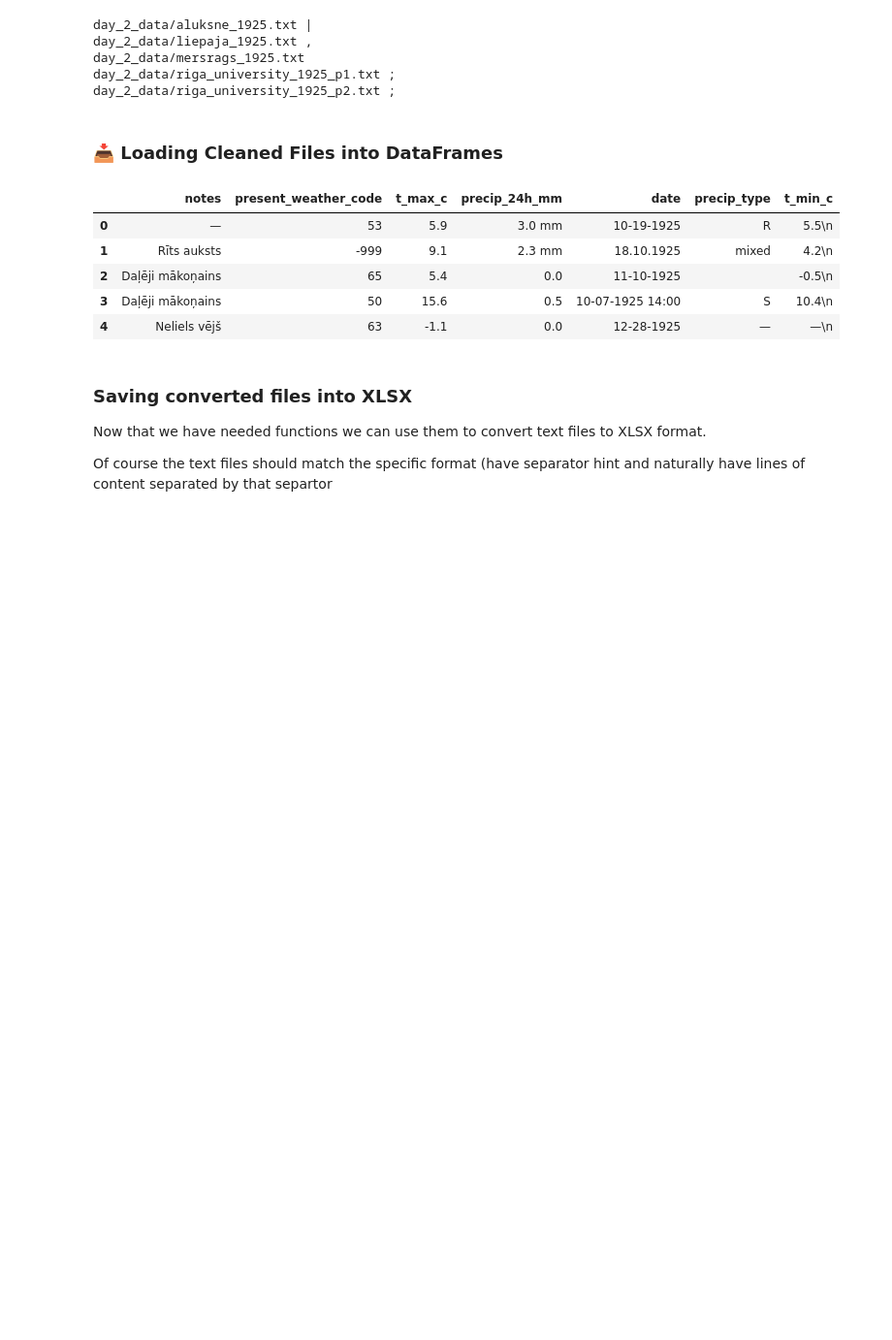
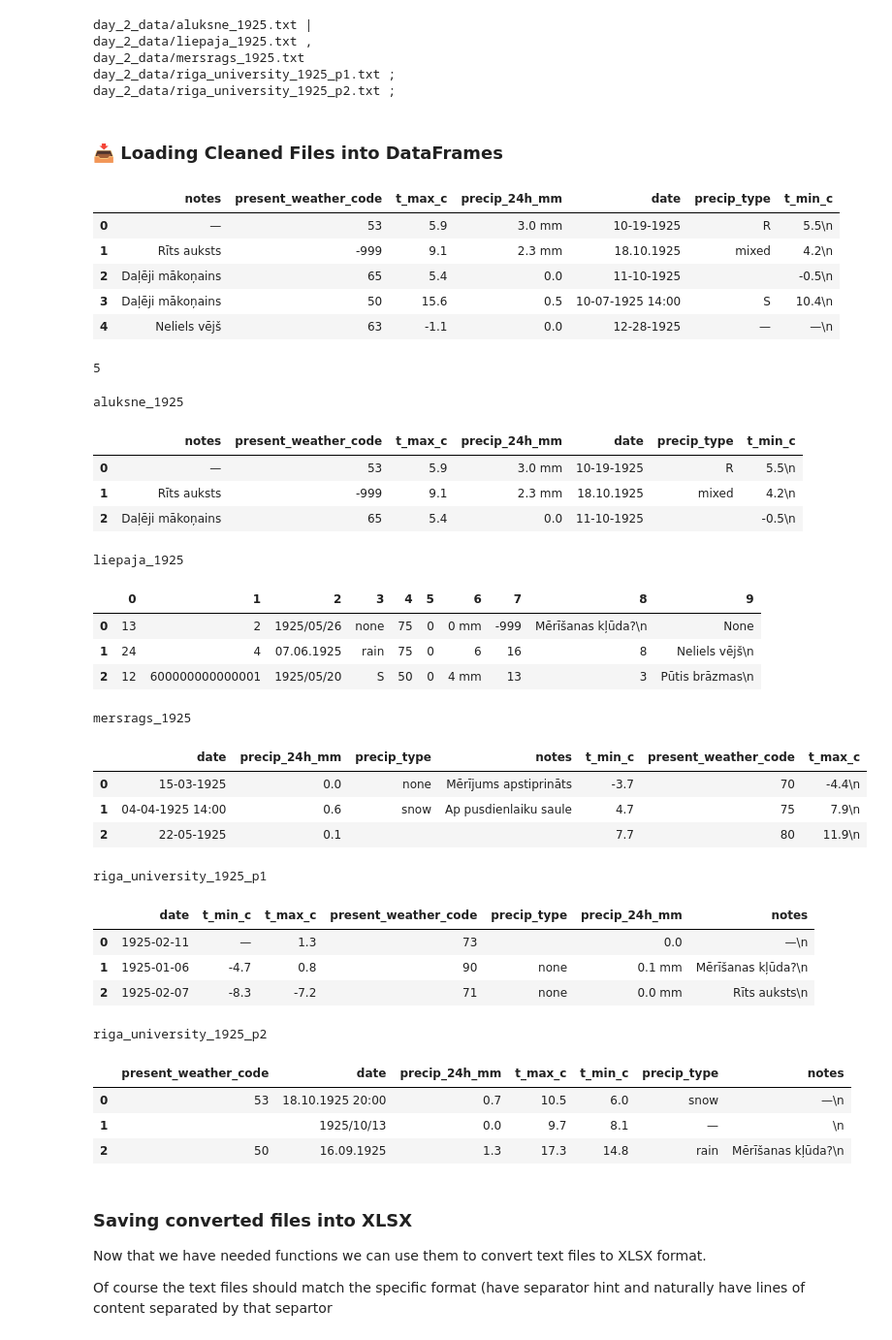
Before and after one commit to ValRCS/RTU_Data_Analysis_Visualization_CPD, a Jupyter notebook: notebooks/day2_data_cleaning_preparation.ipynb, the cells around one changed output. Shown at 97% size. Drawn from its saved outputs; the diff is of its cells as text; code cells hidden in the pictures; blank space fills up the shorter version.

```diff
--- a/notebooks/day2_data_cleaning_preparation.ipynb
+++ b/notebooks/day2_data_cleaning_preparation.ipynb
@@ -521,7 +521,12 @@ def load_messy_file(path: Path | str) -> pd.DataFrame:
                 lines.append(line.split(sep))
     # Here file is closed - that's good and safe!
     # all that remains is to create a dataframe from our lines
-    df = pd.DataFrame(lines, columns=columns) # we leave the challenge of creating appropriate names for later
+    df = pd.DataFrame(lines) # we leave the challenge of creating appropriate names for later
+    # let's check if column count in df corresponds to length of our columns
+    if len(columns) == len(df.columns):
+        # if it matches we apply our columns
+        df.columns = columns
+    # so above idea is to use our columns only when our shape matches
     return df
 # %%
 # let's try above function with aluksne_1925.txt
@@ -534,6 +539,48 @@ df.head()
 | 2 | Daļēji mākoņains | 65 | 5.4 | 0.0 | 11-10-1925 |  | -0.5\n |
 | 3 | Daļēji mākoņains | 50 | 15.6 | 0.5 | 10-07-1925 14:00 | S | 10.4\n |
 | 4 | Neliels vējš | 63 | -1.1 | 0.0 | 12-28-1925 | — | —\n |
+# %%
+df_dictionary = {} # dictionary is a data structure in Python
+# which uses key -> value, so unique keys point to any type of value
+for file in text_files:
+    df_dictionary[file.stem] = load_messy_file(file)
+# how many dataframes
+print(len(df_dictionary))
+# %% [output]
+5
+# %%
+# let's go through all dataframes, print the file name and display head(3)
+for k, v in df_dictionary.items(): # items gives us iterable tuples of key and value commonly we use k,v for short
+# here k == file_name
+# v == dataframe
+    print(k)
+    display(v.head(3))
+# %% [output]
+aluksne_1925
+|  | notes | present_weather_code | t_max_c | precip_24h_mm | date | precip_type | t_min_c |
+| 0 | — | 53 | 5.9 | 3.0 mm | 10-19-1925 | R | 5.5\n |
+| 1 | Rīts auksts | -999 | 9.1 | 2.3 mm | 18.10.1925 | mixed | 4.2\n |
+| 2 | Daļēji mākoņains | 65 | 5.4 | 0.0 | 11-10-1925 |  | -0.5\n |
+liepaja_1925
+|  | 0 | 1 | 2 | 3 | 4 | 5 | 6 | 7 | 8 | 9 |
+| 0 | 13 | 2 | 1925/05/26 | none | 75 | 0 | 0 mm | -999 | Mērīšanas kļūda?\n | None |
+| 1 | 24 | 4 | 07.06.1925 | rain | 75 | 0 | 6 | 16 | 8 | Neliels vējš\n |
+| 2 | 12 | 600000000000001 | 1925/05/20 | S | 50 | 0 | 4 mm | 13 | 3 | Pūtis brāzmas\n |
+mersrags_1925
+|  | date | precip_24h_mm | precip_type | notes | t_min_c | present_weather_code | t_max_c |
+| 0 | 15-03-1925 | 0.0 | none | Mērījums apstiprināts | -3.7 | 70 | -4.4\n |
+| 1 | 04-04-1925 14:00 | 0.6 | snow | Ap pusdienlaiku saule | 4.7 | 75 | 7.9\n |
+| 2 | 22-05-1925 | 0.1 |  |  | 7.7 | 80 | 11.9\n |
+riga_university_1925_p1
+|  | date | t_min_c | t_max_c | present_weather_code | precip_type | precip_24h_mm | notes |
+| 0 | 1925-02-11 | — | 1.3 | 73 |  | 0.0 | —\n |
+| 1 | 1925-01-06 | -4.7 | 0.8 | 90 | none | 0.1 mm | Mērīšanas kļūda?\n |
+| 2 | 1925-02-07 | -8.3 | -7.2 | 71 | none | 0.0 mm | Rīts auksts\n |
+riga_university_1925_p2
+|  | present_weather_code | date | precip_24h_mm | t_max_c | t_min_c | precip_type | notes |
+| 0 | 53 | 18.10.1925 20:00 | 0.7 | 10.5 | 6.0 | snow | —\n |
+| 1 |  | 1925/10/13 | 0.0 | 9.7 | 8.1 | — | \n |
+| 2 | 50 | 16.09.1925 | 1.3 | 17.3 | 14.8 | rain | Mērīšanas kļūda?\n |
 # %%
 # okay let's write a function that takes src folder containing text files
 # function takes also dst folder for output of xlsx files that will be obtained by saving Dataframes from text files
```
Also changed, not shown: parts of 2 cells of this notebook.
